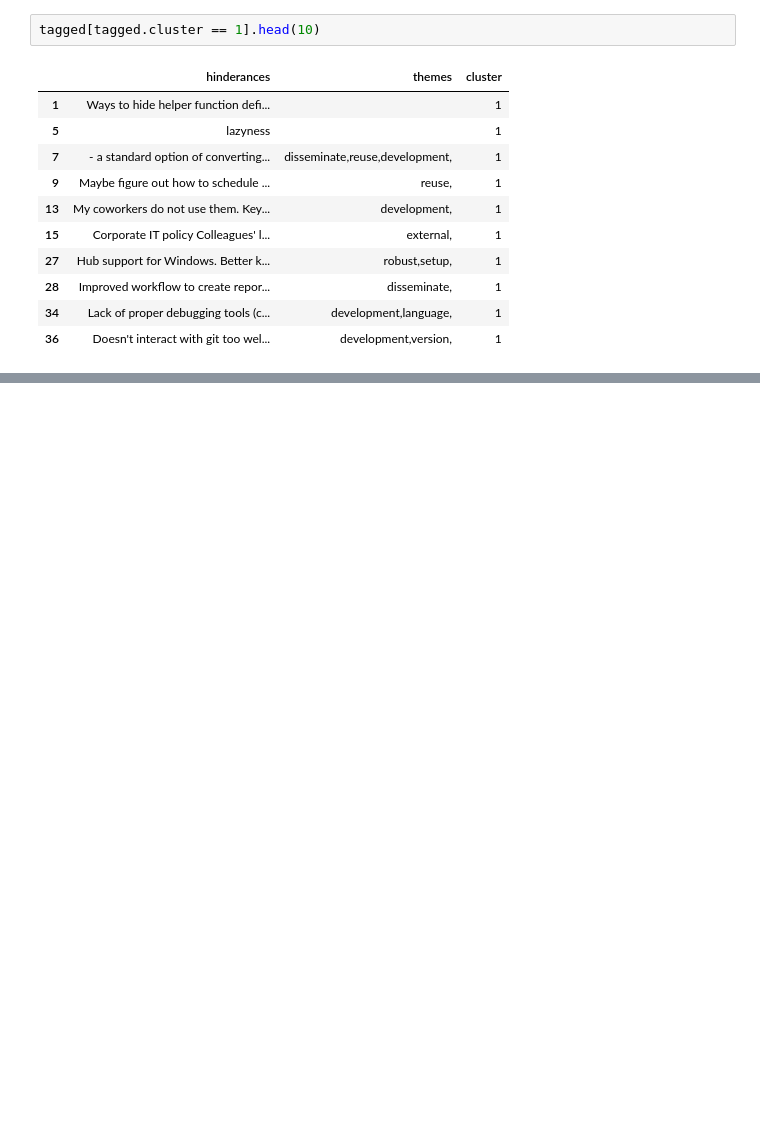
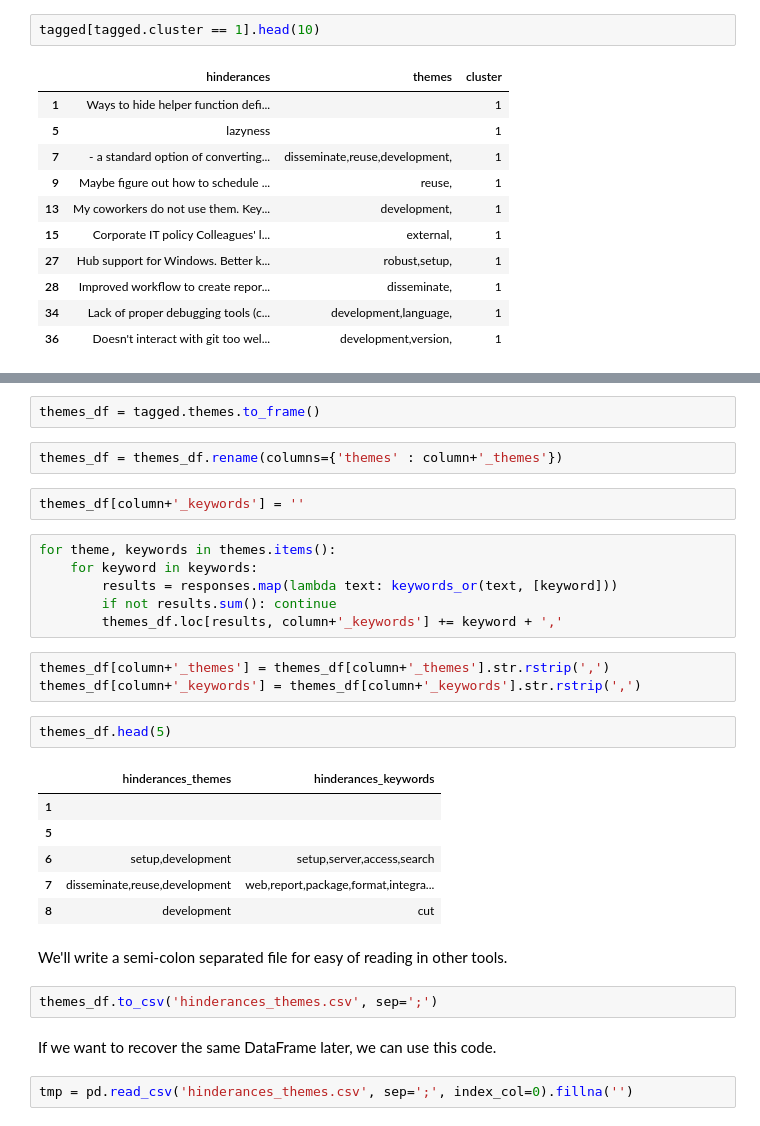
Before and after one commit to jupyter/design, a Jupyter notebook: surveys/2015-notebook-ux/analysis/3a_hinderance_themes.ipynb, the cells around one changed output, grey strips where cells are left out. Drawn from its saved outputs; the diff is of its cells as text; blank space fills up the shorter version.

Commit message:
Persist hinderance themes and keywords
(c) Copyright IBM Corp. 2016

```diff
--- a/surveys/2015-notebook-ux/analysis/3a_hinderance_themes.ipynb
+++ b/surveys/2015-notebook-ux/analysis/3a_hinderance_themes.ipynb
@@ -389,0 +387,32 @@ tagged[tagged.cluster == 1].head(10)
+# %%
+themes_df = tagged.themes.to_frame()
+# %%
+themes_df = themes_df.rename(columns={'themes' : column+'_themes'})
+# %%
+themes_df[column+'_keywords'] = ''
+# %%
+for theme, keywords in themes.items():
+    for keyword in keywords:
+        results = responses.map(lambda text: keywords_or(text, [keyword]))
+        if not results.sum(): continue
+        themes_df.loc[results, column+'_keywords'] += keyword + ','
+# %%
+themes_df[column+'_themes'] = themes_df[column+'_themes'].str.rstrip(',')
+themes_df[column+'_keywords'] = themes_df[column+'_keywords'].str.rstrip(',')
+# %%
+themes_df.head(5)
+# %% [output]
+|  | hinderances_themes | hinderances_keywords |
+| 1 |  |  |
+| 5 |  |  |
+| 6 | setup,development | setup,server,access,search |
+| 7 | disseminate,reuse,development | web,report,package,format,integra... |
+| 8 | development | cut |
+# %% [markdown]
+We'll write a semi-colon separated file for easy of reading in other tools.
+# %%
+themes_df.to_csv('hinderances_themes.csv', sep=';')
+# %% [markdown]
+If we want to recover the same DataFrame later, we can use this code.
+# %%
+tmp = pd.read_csv('hinderances_themes.csv', sep=';', index_col=0).fillna('')
```
Also changed, not shown: parts of 8 cells of this notebook, 1 other file.
